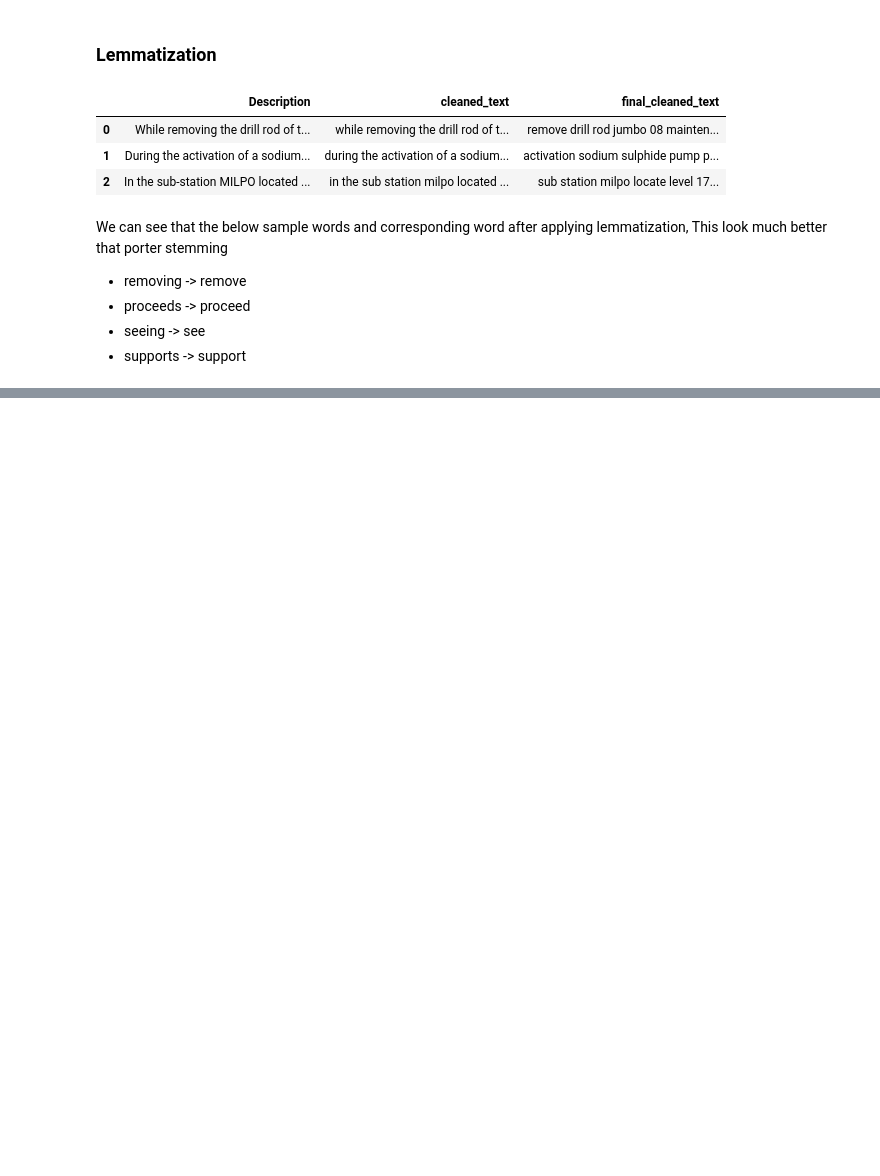
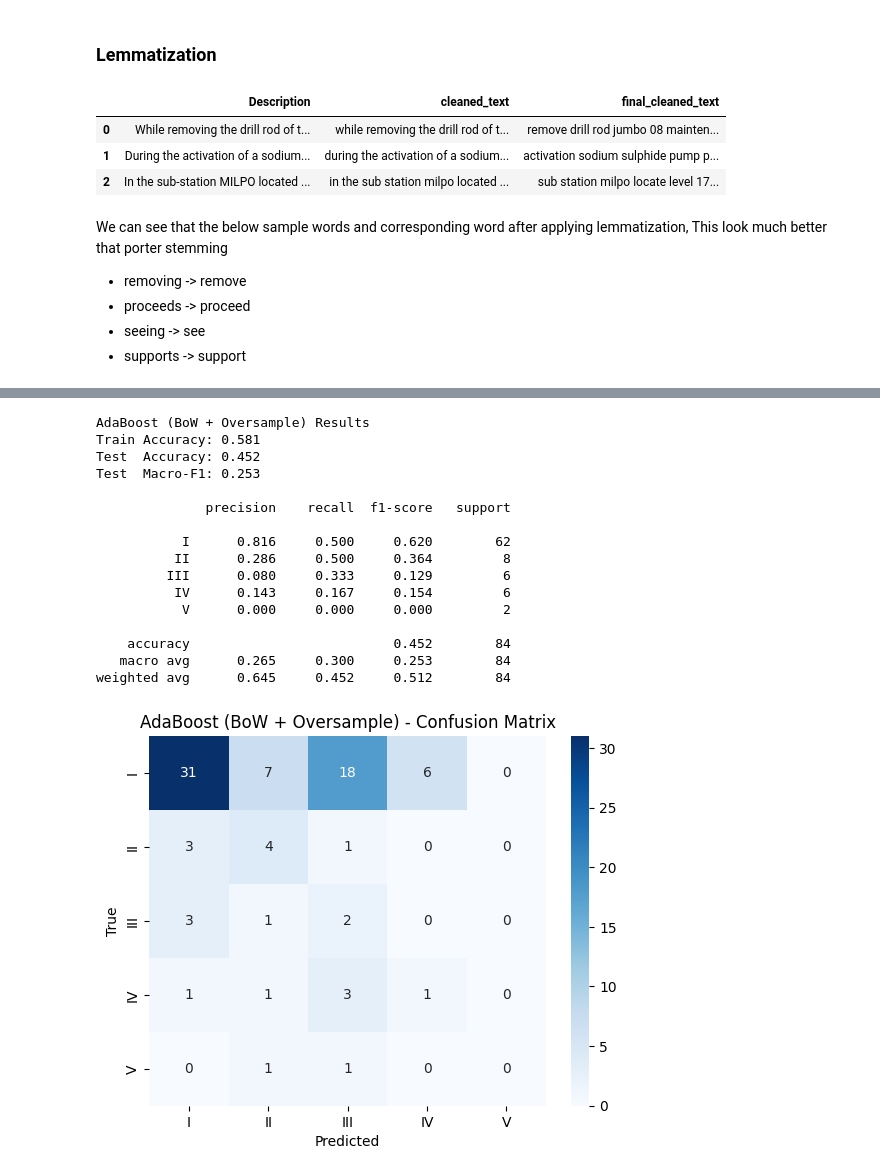
Before and after one commit to ABHINAVRISHI1983/nlp-chat-bot, a Jupyter notebook: NLPChatbot.ipynb, the cells around one changed output, grey strips where cells are left out. Drawn from its saved outputs; the diff is of its cells as text; code cells hidden in the pictures; blank space fills up the shorter version.

```diff
--- a/NLPChatbot.ipynb
+++ b/NLPChatbot.ipynb
@@ -284,0 +410,4 @@ We can see that the below sample words and corresponding word after applying lem
+# %%
+from imblearn.over_sampling import RandomOverSampler
+
+sampler = RandomOverSampler(random_state=RANDOM_STATE)
@@ -284,0 +491,21 @@ We can see that the below sample words and corresponding word after applying lem
+# %%
+# Evaluate AdaBoost BoW with over sampling
+evaluate_and_log(ada_bow_overs,  X_train, y_train, X_test, y_test, "AdaBoost (BoW + Oversample)", RESULTS)
+# %% [output]
+AdaBoost (BoW + Oversample) Results
+Train Accuracy: 0.581
+Test  Accuracy: 0.452
+Test  Macro-F1: 0.253
+
+              precision    recall  f1-score   support
+
+           I      0.816     0.500     0.620        62
+          II      0.286     0.500     0.364         8
+         III      0.080     0.333     0.129         6
+          IV      0.143     0.167     0.154         6
+           V      0.000     0.000     0.000         2
+
+    accuracy                          0.452        84
+   macro avg      0.265     0.300     0.253        84
+weighted avg      0.645     0.452     0.512        84
+[figure, added]
```
Also changed, not shown: parts of 36 cells of this notebook.
